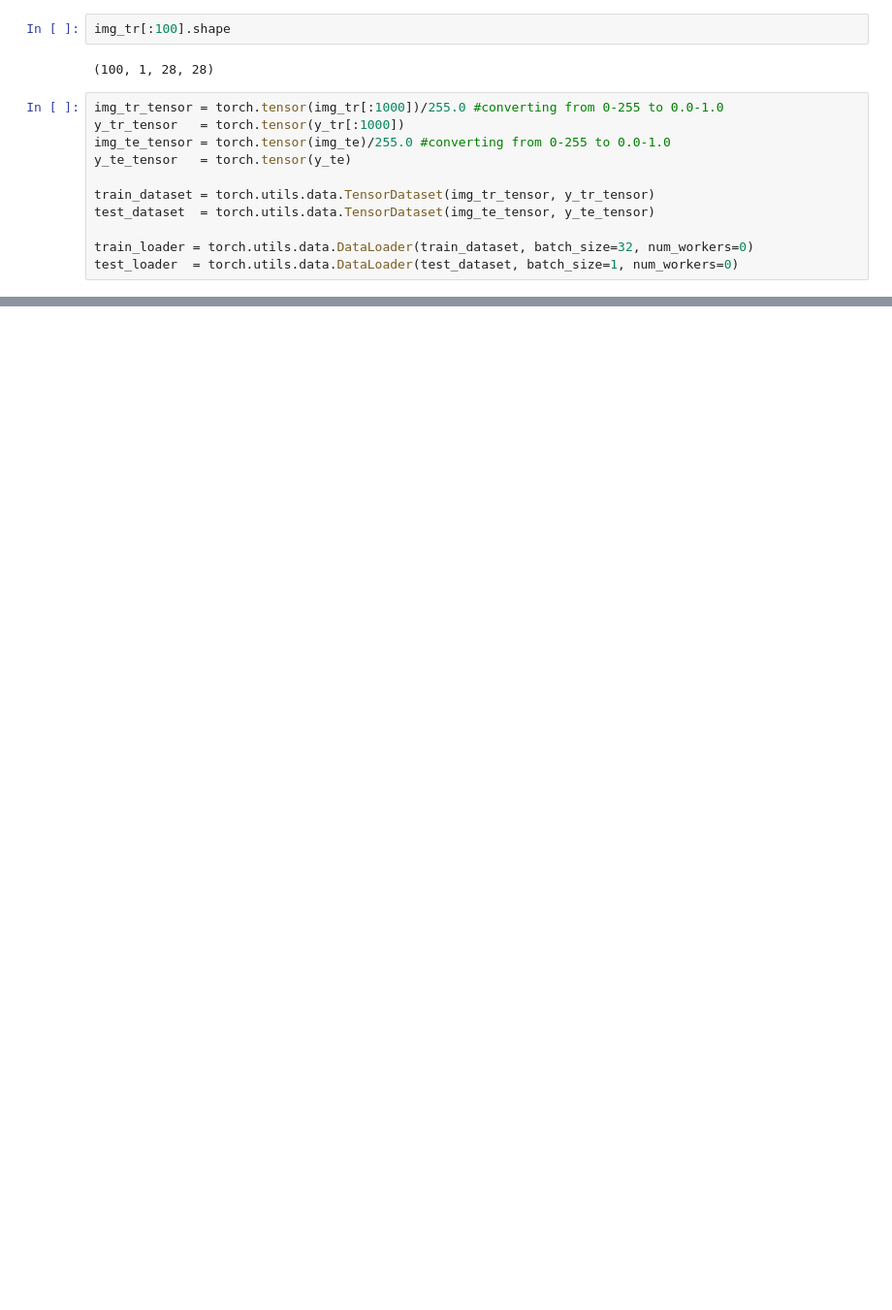
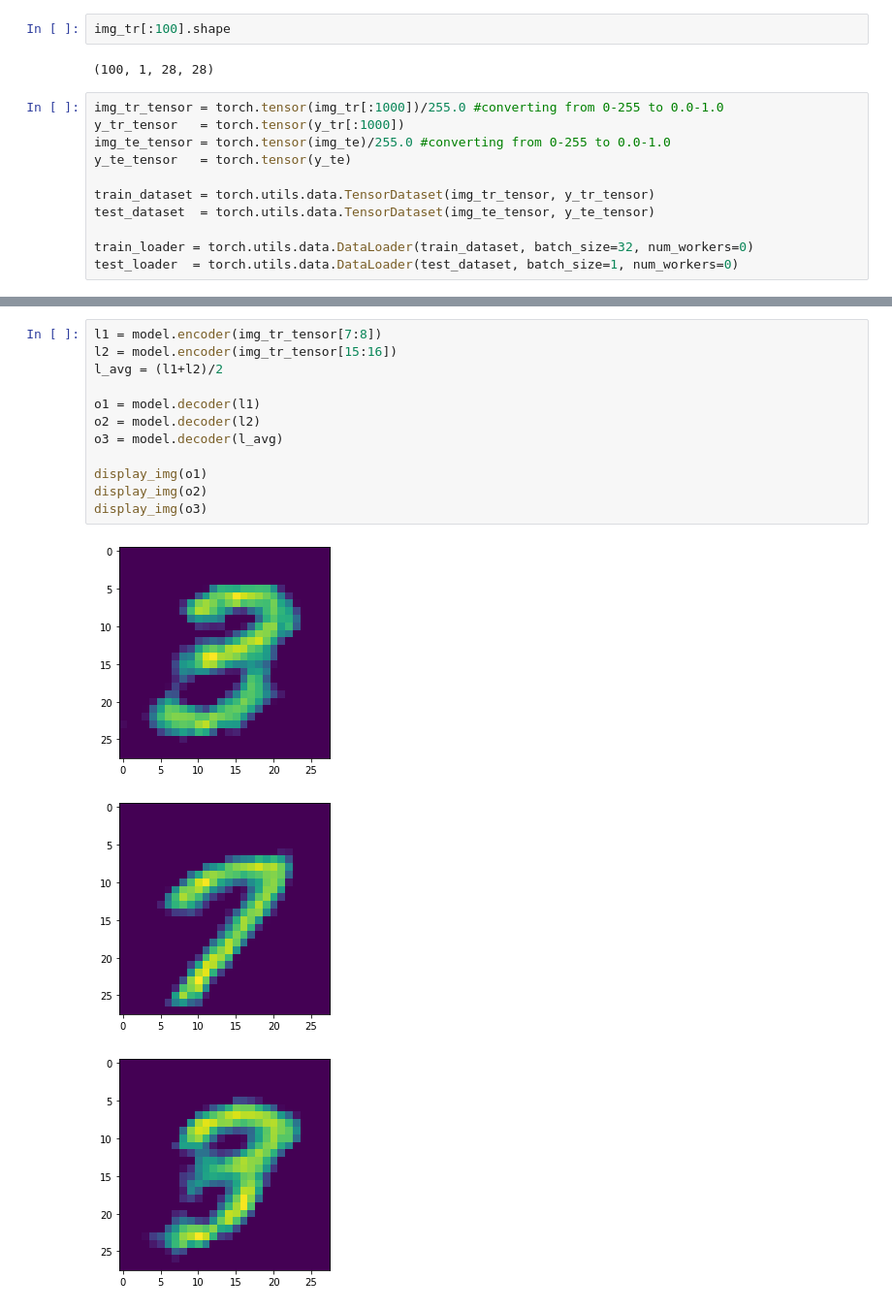
Before and after one commit to vdivakar/mnistMuddle, a Jupyter notebook: model.ipynb, the cells around one changed output, grey strips where cells are left out. Shown at 97% size. Saved outputs shown, nothing was run; the diff lists cells and outputs as text; blank space fills up the shorter version.

```diff
--- a/model.ipynb
+++ b/model.ipynb
@@ -205,0 +231,16 @@ Epoch: 9         Training Loss: 109.55494278669357
+# %%
+l1 = model.encoder(img_tr_tensor[7:8])
+l2 = model.encoder(img_tr_tensor[15:16])
+l_avg = (l1+l2)/2
+
+o1 = model.decoder(l1)
+o2 = model.decoder(l2)
+o3 = model.decoder(l_avg)
+
+display_img(o1)
+display_img(o2)
+display_img(o3)
+# %% [output]
+[figure, added]
+[figure, added]
+[figure, added]
```
Also changed, not shown: parts of 7 cells of this notebook.
